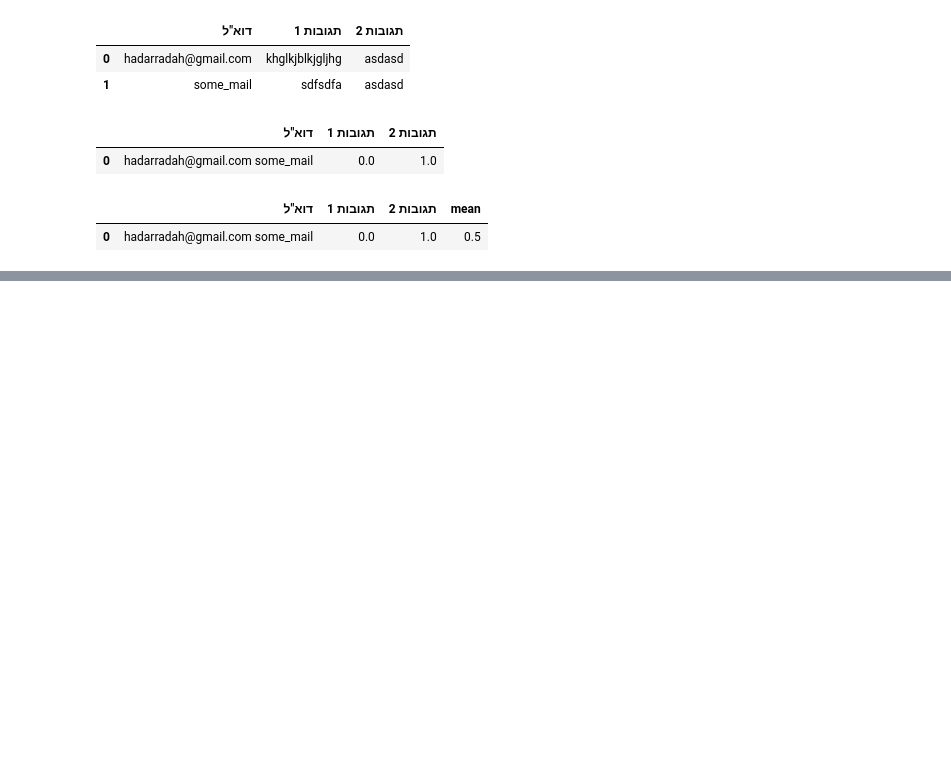
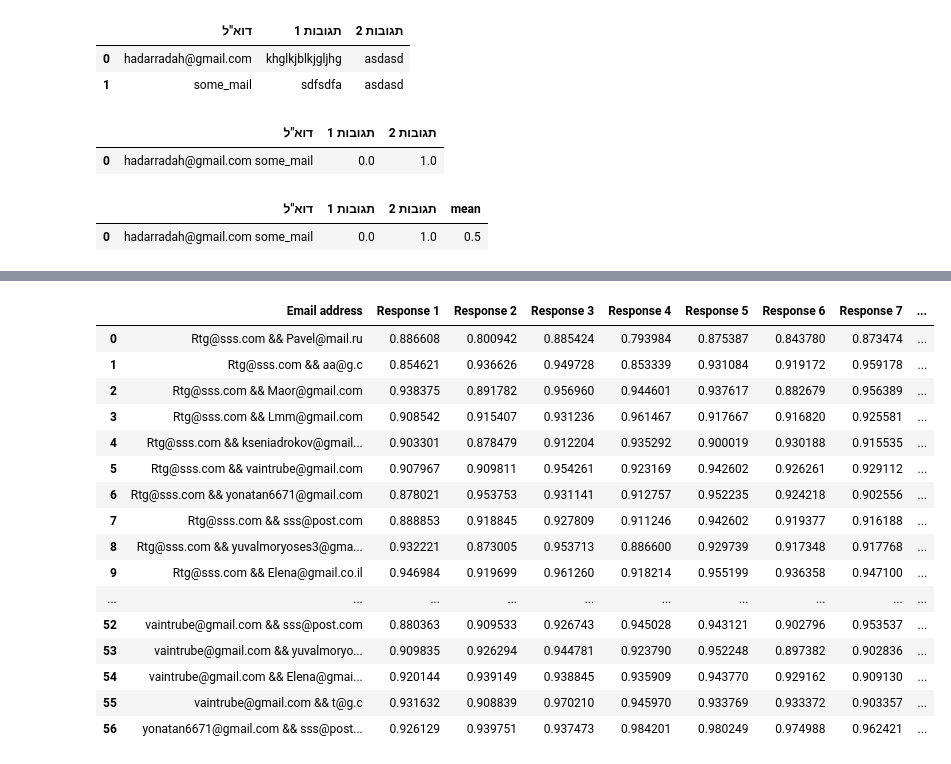
Before and after one commit to CiTRuS93/CheatChecker, a Jupyter notebook: CheatChecker/project/Untitled.ipynb, the cells around one changed output, grey strips where cells are left out. Saved outputs shown, nothing was run; the diff lists cells and outputs as text; code cells hidden in the pictures; blank space fills up the shorter version.

```diff
--- a/CheatChecker/project/Untitled.ipynb
+++ b/CheatChecker/project/Untitled.ipynb
@@ -92,0 +269,27 @@ df
+# %%
+from bertAnalyzer import bertAnalyzer
+analyzer =  bertAnalyzer()
+
+analyzer.set_data_path('D:\music\בדיקה-שאלות-responses.csv')
+analyzer.load_data()
+df =  analyzer.analyze_data()
+# %%
+df.head(n=57)
+# %% [output]
+|  | Email address | Response 1 | Response 2 | Response 3 | Response 4 | Response 5 | Response 6 | Response 7 | ... |
+| 0 | Rtg@sss.com && Pavel@mail.ru | 0.886608 | 0.800942 | 0.885424 | 0.793984 | 0.875387 | 0.843780 | 0.873474 | ... |
+| 1 | Rtg@sss.com && aa@g.c | 0.854621 | 0.936626 | 0.949728 | 0.853339 | 0.931084 | 0.919172 | 0.959178 | ... |
+| 2 | Rtg@sss.com && Maor@gmail.com | 0.938375 | 0.891782 | 0.956960 | 0.944601 | 0.937617 | 0.882679 | 0.956389 | ... |
+| 3 | Rtg@sss.com && Lmm@gmail.com | 0.908542 | 0.915407 | 0.931236 | 0.961467 | 0.917667 | 0.916820 | 0.925581 | ... |
+| 4 | Rtg@sss.com && kseniadrokov@gmail... | 0.903301 | 0.878479 | 0.912204 | 0.935292 | 0.900019 | 0.930188 | 0.915535 | ... |
+| 5 | Rtg@sss.com && vaintrube@gmail.com | 0.907967 | 0.909811 | 0.954261 | 0.923169 | 0.942602 | 0.926261 | 0.929112 | ... |
+| 6 | Rtg@sss.com && yonatan6671@gmail.com | 0.878021 | 0.953753 | 0.931141 | 0.912757 | 0.952235 | 0.924218 | 0.902556 | ... |
+| 7 | Rtg@sss.com && sss@post.com | 0.888853 | 0.918845 | 0.927809 | 0.911246 | 0.942602 | 0.919377 | 0.916188 | ... |
+| 8 | Rtg@sss.com && yuvalmoryoses3@gma... | 0.932221 | 0.873005 | 0.953713 | 0.886600 | 0.929739 | 0.917348 | 0.917768 | ... |
+| 9 | Rtg@sss.com && Elena@gmail.co.il | 0.946984 | 0.919699 | 0.961260 | 0.918214 | 0.955199 | 0.936358 | 0.947100 | ... |
+| ... | ... | ... | ... | ... | ... | ... | ... | ... | ... |
+| 52 | vaintrube@gmail.com && sss@post.com | 0.880363 | 0.909533 | 0.926743 | 0.945028 | 0.943121 | 0.902796 | 0.953537 | ... |
+| 53 | vaintrube@gmail.com && yuvalmoryo... | 0.909835 | 0.926294 | 0.944781 | 0.923790 | 0.952248 | 0.897382 | 0.902836 | ... |
+| 54 | vaintrube@gmail.com && Elena@gmai... | 0.920144 | 0.939149 | 0.938845 | 0.935909 | 0.943770 | 0.929162 | 0.909130 | ... |
+| 55 | vaintrube@gmail.com && t@g.c | 0.931632 | 0.908839 | 0.970210 | 0.945970 | 0.933769 | 0.933372 | 0.903357 | ... |
+| 56 | yonatan6671@gmail.com && sss@post... | 0.926129 | 0.939751 | 0.937473 | 0.984201 | 0.980249 | 0.974988 | 0.962421 | ... |
```
Also changed, not shown: parts of 40 cells of this notebook, 5 other files.
